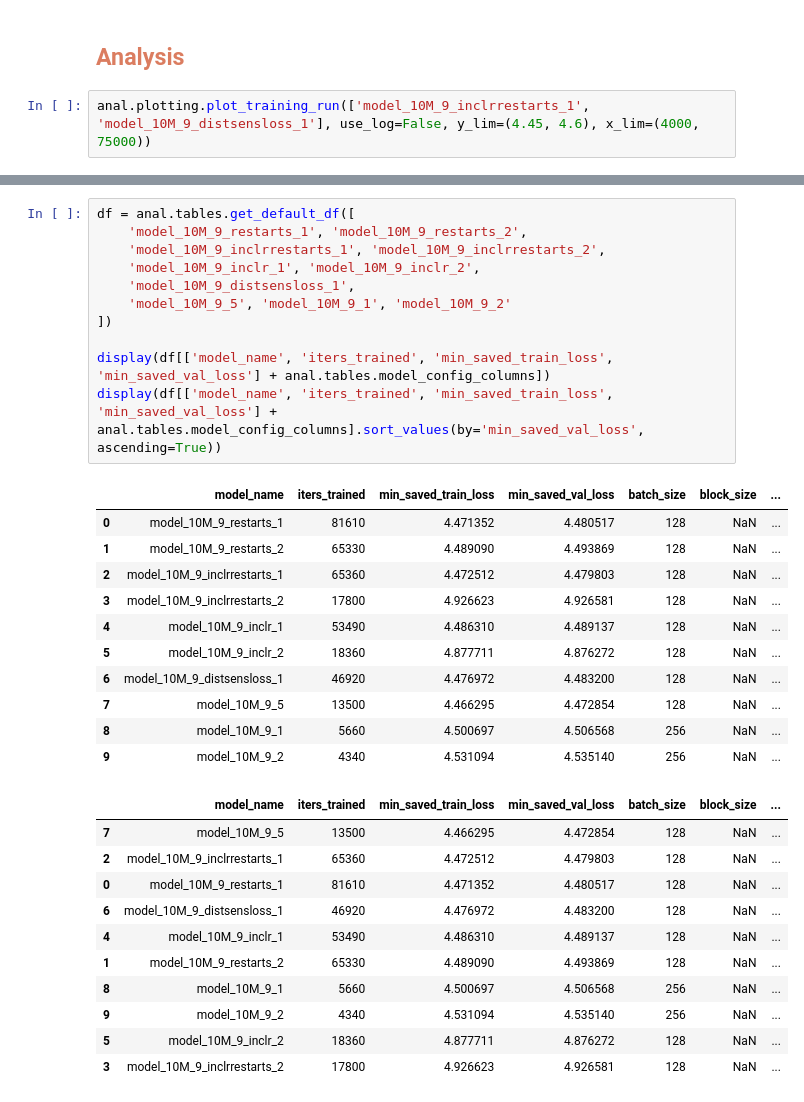
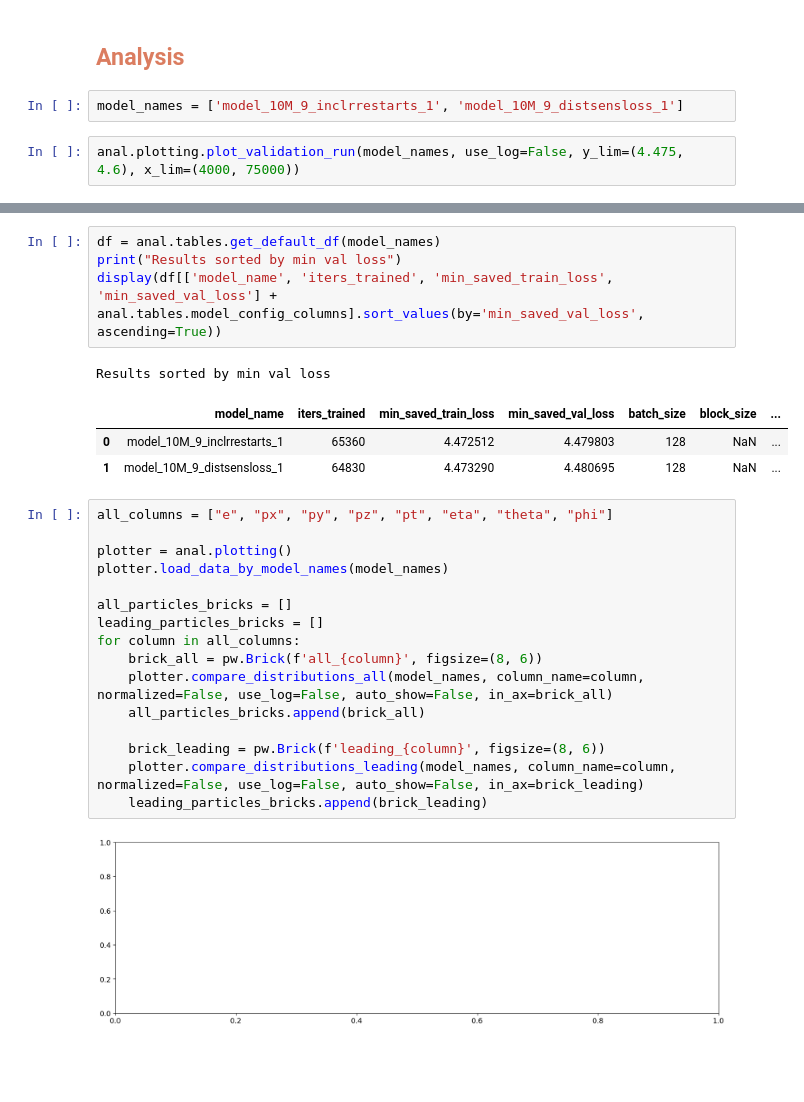
Before and after one commit to EshwaryForReasons/particleGPT, a Jupyter notebook: analysis_notebooks/analysis_exp4.ipynb, the cells around one changed output, grey strips where cells are left out. Saved outputs shown, nothing was run; the diff lists cells and outputs as text; blank space fills up the shorter version.

```diff
--- a/analysis_notebooks/analysis_exp4.ipynb
+++ b/analysis_notebooks/analysis_exp4.ipynb
@@ -44,5 +44,7 @@ Issue: coffea.nanoevents.methods.vector will be removed and replaced with scikit
 # %% [markdown]
 ## <span style="color:#db7d60">Analysis</span>
+# %%
+model_names = ['model_10M_9_inclrrestarts_1', 'model_10M_9_distsensloss_1']
 # %%
-anal.plotting.plot_training_run(['model_10M_9_inclrrestarts_1', 'model_10M_9_distsensloss_1'], use_log=False, y_lim=(4.45, 4.6), x_lim=(4000, 75000))
+anal.plotting.plot_validation_run(model_names, use_log=False, y_lim=(4.475, 4.6), x_lim=(4000, 75000))
 # %% [output]
@@ -51,34 +54,27 @@ anal.plotting.plot_training_run(['model_10M_9_inclrrestarts_1', 'model_10M_9_dis
 # %%
-df = anal.tables.get_default_df([
-    'model_10M_9_restarts_1', 'model_10M_9_restarts_2',
-    'model_10M_9_inclrrestarts_1', 'model_10M_9_inclrrestarts_2',
-    'model_10M_9_inclr_1', 'model_10M_9_inclr_2',
-    'model_10M_9_distsensloss_1',
-    'model_10M_9_5', 'model_10M_9_1', 'model_10M_9_2'
-])
-
-display(df[['model_name', 'iters_trained', 'min_saved_train_loss', 'min_saved_val_loss'] + anal.tables.model_config_columns])
+df = anal.tables.get_default_df(model_names)
+print("Results sorted by min val loss")
 display(df[['model_name', 'iters_trained', 'min_saved_train_loss', 'min_saved_val_loss'] + anal.tables.model_config_columns].sort_values(by='min_saved_val_loss', ascending=True))
 # %% [output]
+Results sorted by min val loss
 |  | model_name | iters_trained | min_saved_train_loss | min_saved_val_loss | batch_size | block_size | ... |
-| 0 | model_10M_9_restarts_1 | 81610 | 4.471352 | 4.480517 | 128 | NaN | ... |
-| 1 | model_10M_9_restarts_2 | 65330 | 4.489090 | 4.493869 | 128 | NaN | ... |
-| 2 | model_10M_9_inclrrestarts_1 | 65360 | 4.472512 | 4.479803 | 128 | NaN | ... |
-| 3 | model_10M_9_inclrrestarts_2 | 17800 | 4.926623 | 4.926581 | 128 | NaN | ... |
-| 4 | model_10M_9_inclr_1 | 53490 | 4.486310 | 4.489137 | 128 | NaN | ... |
-| 5 | model_10M_9_inclr_2 | 18360 | 4.877711 | 4.876272 | 128 | NaN | ... |
-| 6 | model_10M_9_distsensloss_1 | 46920 | 4.476972 | 4.483200 | 128 | NaN | ... |
-| 7 | model_10M_9_5 | 13500 | 4.466295 | 4.472854 | 128 | NaN | ... |
-| 8 | model_10M_9_1 | 5660 | 4.500697 | 4.506568 | 256 | NaN | ... |
-| 9 | model_10M_9_2 | 4340 | 4.531094 | 4.535140 | 256 | NaN | ... |
+| 0 | model_10M_9_inclrrestarts_1 | 65360 | 4.472512 | 4.479803 | 128 | NaN | ... |
+| 1 | model_10M_9_distsensloss_1 | 64830 | 4.473290 | 4.480695 | 128 | NaN | ... |
-|  | model_name | iters_trained | min_saved_train_loss | min_saved_val_loss | batch_size | block_size | ... |
-| 7 | model_10M_9_5 | 13500 | 4.466295 | 4.472854 | 128 | NaN | ... |
-| 2 | model_10M_9_inclrrestarts_1 | 65360 | 4.472512 | 4.479803 | 128 | NaN | ... |
-| 0 | model_10M_9_restarts_1 | 81610 | 4.471352 | 4.480517 | 128 | NaN | ... |
-| 6 | model_10M_9_distsensloss_1 | 46920 | 4.476972 | 4.483200 | 128 | NaN | ... |
-| 4 | model_10M_9_inclr_1 | 53490 | 4.486310 | 4.489137 | 128 | NaN | ... |
-| 1 | model_10M_9_restarts_2 | 65330 | 4.489090 | 4.493869 | 128 | NaN | ... |
-| 8 | model_10M_9_1 | 5660 | 4.500697 | 4.506568 | 256 | NaN | ... |
-| 9 | model_10M_9_2 | 4340 | 4.531094 | 4.535140 | 256 | NaN | ... |
-| 5 | model_10M_9_inclr_2 | 18360 | 4.877711 | 4.876272 | 128 | NaN | ... |
-| 3 | model_10M_9_inclrrestarts_2 | 17800 | 4.926623 | 4.926581 | 128 | NaN | ... |
+# %%
+all_columns = ["e", "px", "py", "pz", "pt", "eta", "theta", "phi"]
+
+plotter = anal.plotting()
+plotter.load_data_by_model_names(model_names)
+
+all_particles_bricks = []
+leading_particles_bricks = []
+for column in all_columns:
+    brick_all = pw.Brick(f'all_{column}', figsize=(8, 6))
+    plotter.compare_distributions_all(model_names, column_name=column, normalized=False, use_log=False, auto_show=False, in_ax=brick_all)
+    all_particles_bricks.append(brick_all)
+
+    brick_leading = pw.Brick(f'leading_{column}', figsize=(8, 6))
+    plotter.compare_distributions_leading(model_names, column_name=column, normalized=False, use_log=False, auto_show=False, in_ax=brick_leading)
+    leading_particles_bricks.append(brick_leading)
+# %% [output]
+[figure, added]
```
Also changed, not shown: parts of 4 cells of this notebook, 57 other files.
